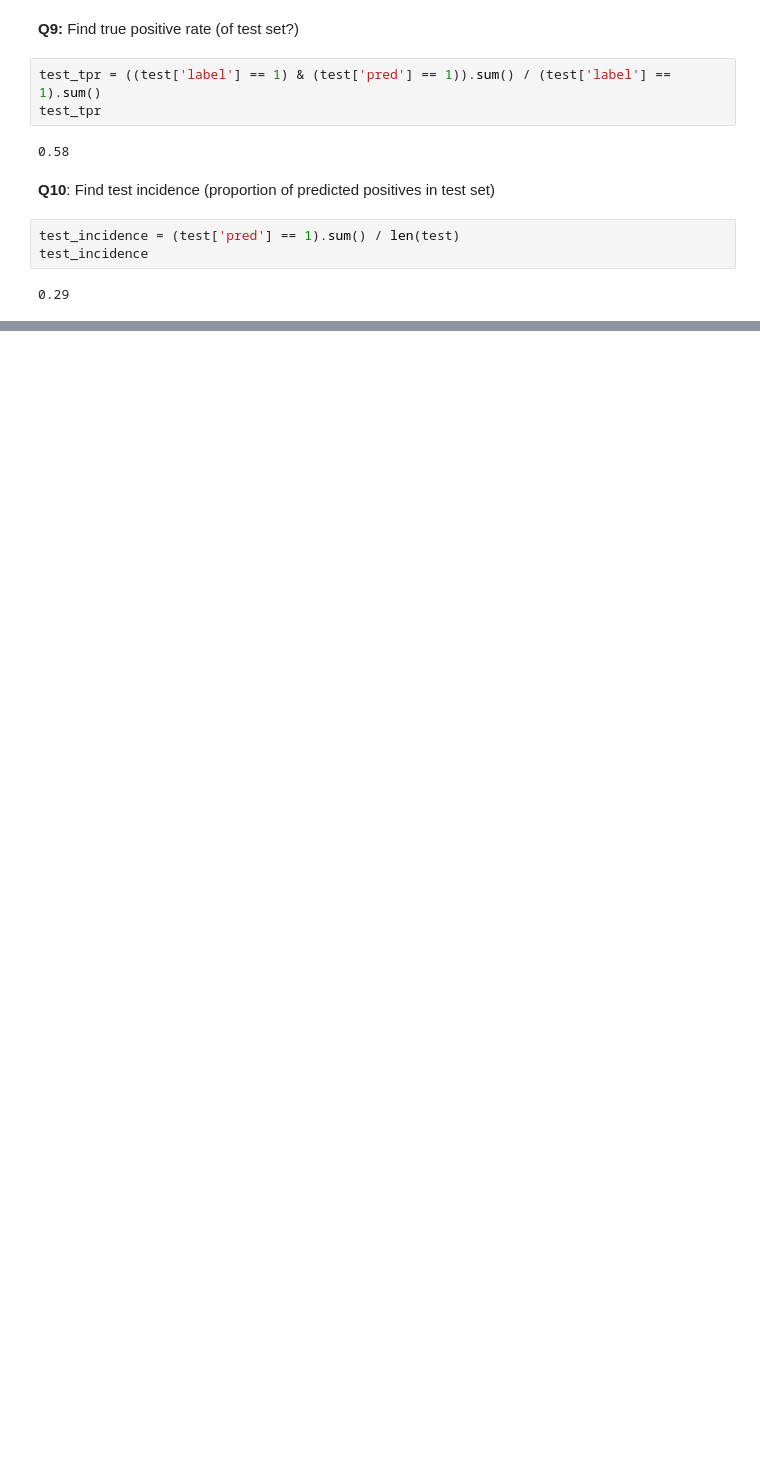
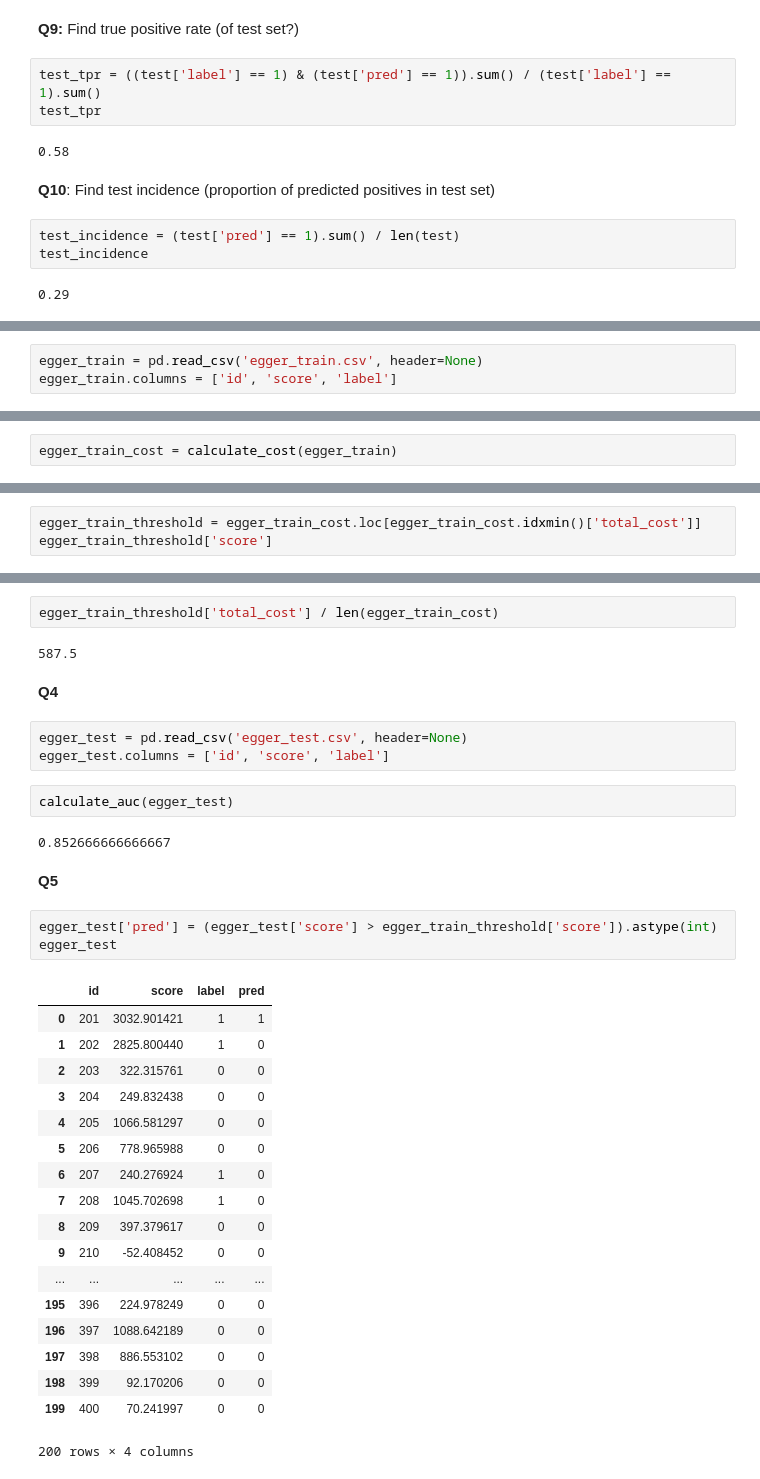
Before and after one commit to dknguyengit/excel, a Jupyter notebook: Final Project.ipynb, the cells around one changed output, grey strips where cells are left out. Cells and saved outputs as stored; diff of their text form; blank space fills up the shorter version.

```diff
--- a/Final Project.ipynb
+++ b/Final Project.ipynb
@@ -200,0 +199,3 @@ test_incidence
+# %%
+egger_train = pd.read_csv('egger_train.csv', header=None)
+egger_train.columns = ['id', 'score', 'label']
@@ -200,0 +208,2 @@ test_incidence
+# %%
+egger_train_cost = calculate_cost(egger_train)
@@ -200,0 +215,3 @@ test_incidence
+# %%
+egger_train_threshold = egger_train_cost.loc[egger_train_cost.idxmin()['total_cost']]
+egger_train_threshold['score']
@@ -200,0 +241,37 @@ test_incidence
+# %%
+egger_train_threshold['total_cost'] / len(egger_train_cost)
+# %% [output]
+587.5
+# %% [markdown]
+**Q4**
+# %%
+egger_test = pd.read_csv('egger_test.csv', header=None)
+egger_test.columns = ['id', 'score', 'label']
+# %%
+calculate_auc(egger_test)
+# %% [output]
+0.852666666666667
+# %% [markdown]
+**Q5**
+# %%
+egger_test['pred'] = (egger_test['score'] > egger_train_threshold['score']).astype(int)
+egger_test
+# %% [output]
+|  | id | score | label | pred |
+| 0 | 201 | 3032.901421 | 1 | 1 |
+| 1 | 202 | 2825.800440 | 1 | 0 |
+| 2 | 203 | 322.315761 | 0 | 0 |
+| 3 | 204 | 249.832438 | 0 | 0 |
+| 4 | 205 | 1066.581297 | 0 | 0 |
+| 5 | 206 | 778.965988 | 0 | 0 |
+| 6 | 207 | 240.276924 | 1 | 0 |
+| 7 | 208 | 1045.702698 | 1 | 0 |
+| 8 | 209 | 397.379617 | 0 | 0 |
+| 9 | 210 | -52.408452 | 0 | 0 |
+| ... | ... | ... | ... | ... |
+| 195 | 396 | 224.978249 | 0 | 0 |
+| 196 | 397 | 1088.642189 | 0 | 0 |
+| 197 | 398 | 886.553102 | 0 | 0 |
+| 198 | 399 | 92.170206 | 0 | 0 |
+| 199 | 400 | 70.241997 | 0 | 0 |
+200 rows × 4 columns
```
Also changed, not shown: parts of 15 cells of this notebook, 8 other files.
